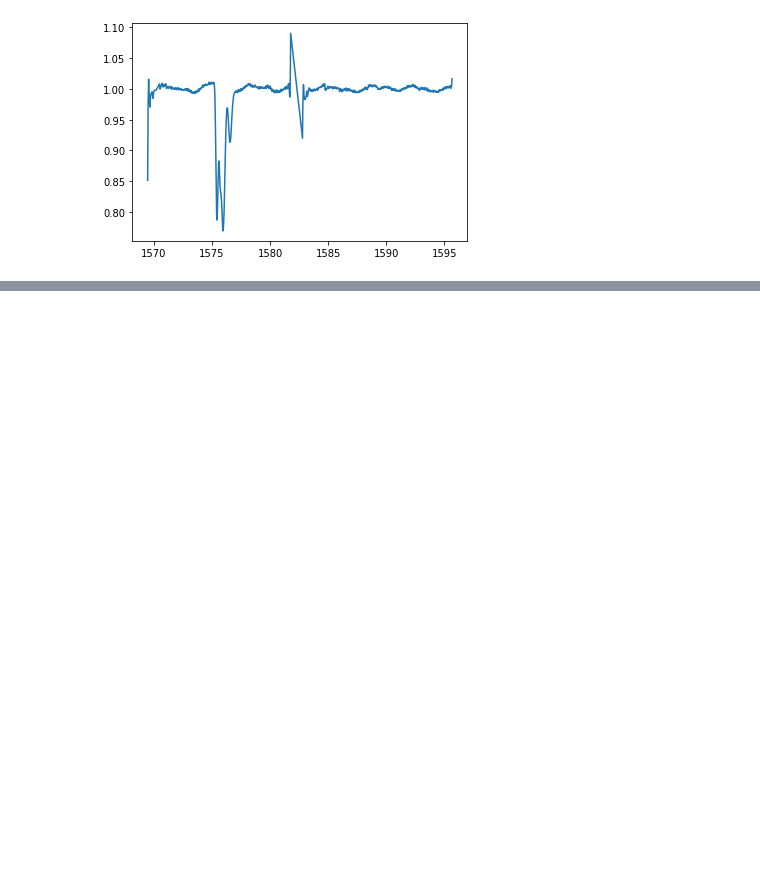
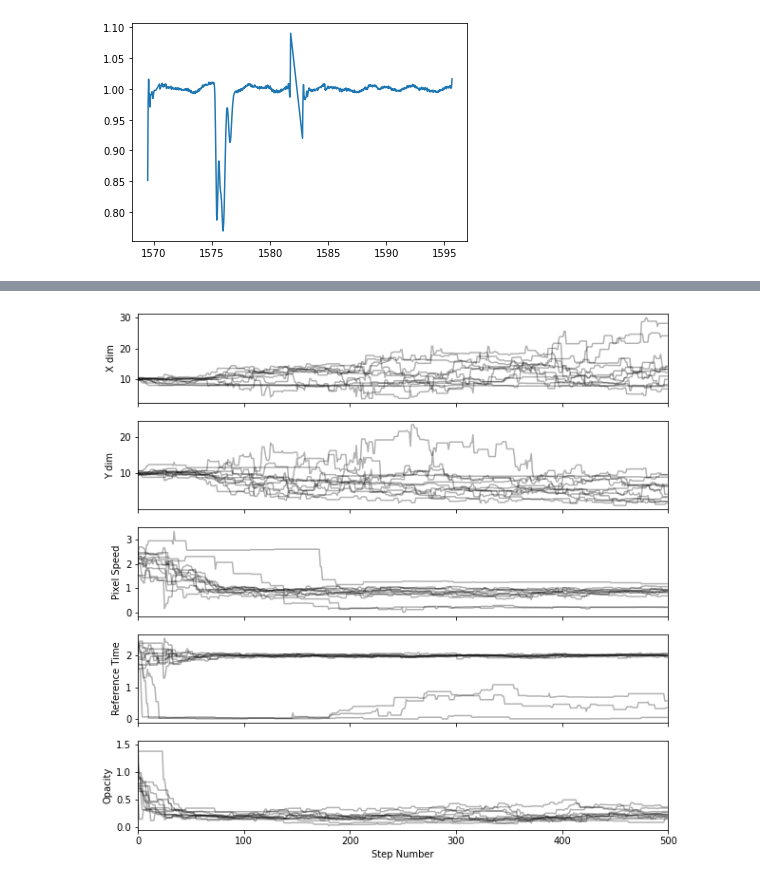
Before and after one commit to joshua-bromley/mcmcSampler, a Jupyter notebook: sampler.ipynb, the cells around one changed output, grey strips where cells are left out. Cells and saved outputs as stored; diff of their text form; code cells hidden in the pictures; blank space fills up the shorter version.

Commit message:
Set up mcmc sampler

```diff
--- a/sampler.ipynb
+++ b/sampler.ipynb
@@ -89,3 +116,20 @@ def logLikelihood(theta, times, flux, fluxErr):
+# %%
+def logProbability(theta, times, flux, fluxErr):
+    """
+    Combines the log likelihood and log prior to get log probability
+
+    Args:
+        theta (list) - parameters of the model
+        times (list)
+    """
+    startTime = time.time()
+    lp = logPrior(theta, times)
+    if not np.isfinite(lp):
+        return -np.inf
+    ll = logLikelihood(theta, times, flux, fluxErr)
+    endTime = time.time()
+    print(endTime - startTime)
+    return (lp + ll)
 # %%
 def getData(filename):
     """
@@ -120,0 +174,7 @@ plt.show()
+# %%
+pos = [10,10,2,2,1] * np.ones([12,5]) + np.random.random([12,5]) - 0.5
+nwalkers, ndim = pos.shape
+
+with Pool() as pool:
+    sampler = emcee.EnsembleSampler(nwalkers, ndim, logProbability, args = (times, flux, fluxErr))
+    sampler.run_mcmc(pos,500, progress = True)
@@ -120,0 +288,14 @@ plt.show()
+# %%
+##This block plots the traces of the 4 parameters
+fig, axes = plt.subplots(5,figsize = (10,10), sharex = True)
+samples = sampler.get_chain()
+labels = ["X dim", "Y dim", "Pixel Speed", "Reference Time", "Opacity"]
+for i in range(ndim):
+    axes[i].plot(samples[:,:,i],'k',alpha = 0.3)
+    axes[i].set_xlim(0,len(samples))
+    axes[i].set_ylabel(labels[i])
+
+axes[-1].set_xlabel("Step Number")
+plt.show()
+# %% [output]
+[figure, added]
```
Also changed, not shown: parts of 8 cells of this notebook, 1 other file.
